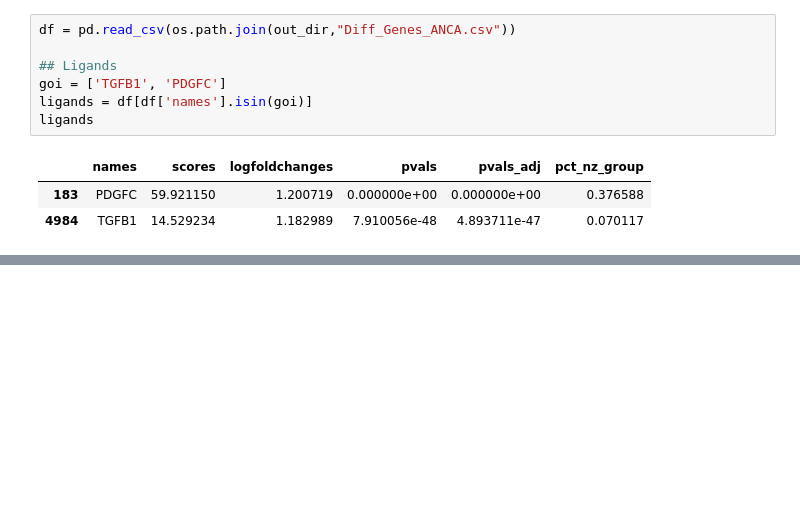
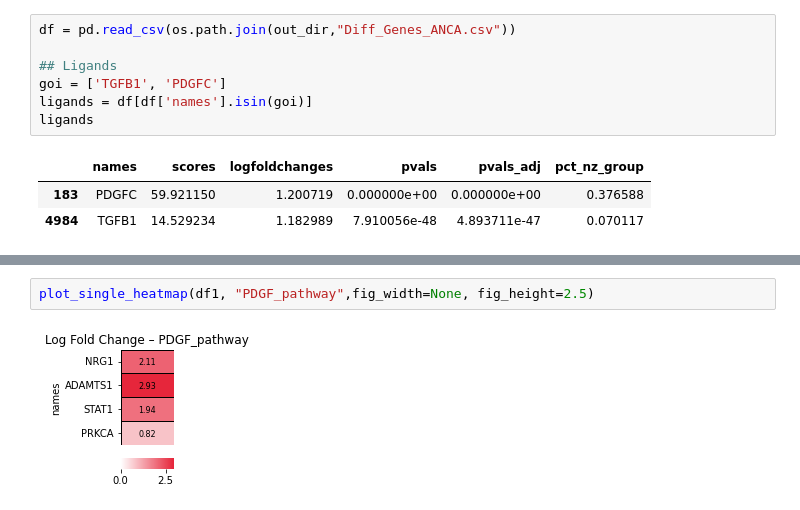
Before and after one commit to Zeba-Sultana/xenium-cgn, a Jupyter notebook: notebooks/10_NucSeqAnalysis/004_DiffExpression_NucSeq.ipynb, the cells around one changed output, grey strips where cells are left out. Cells and saved outputs as stored; diff of their text form; blank space fills up the shorter version.

```diff
--- a/notebooks/10_NucSeqAnalysis/004_DiffExpression_NucSeq.ipynb
+++ b/notebooks/10_NucSeqAnalysis/004_DiffExpression_NucSeq.ipynb
@@ -181,0 +233,4 @@ ligands
+# %%
+plot_single_heatmap(df1, "PDGF_pathway",fig_width=None, fig_height=2.5)
+# %% [output]
+[figure, added]
```
Also changed, not shown: parts of 11 cells of this notebook, 5 other files.
